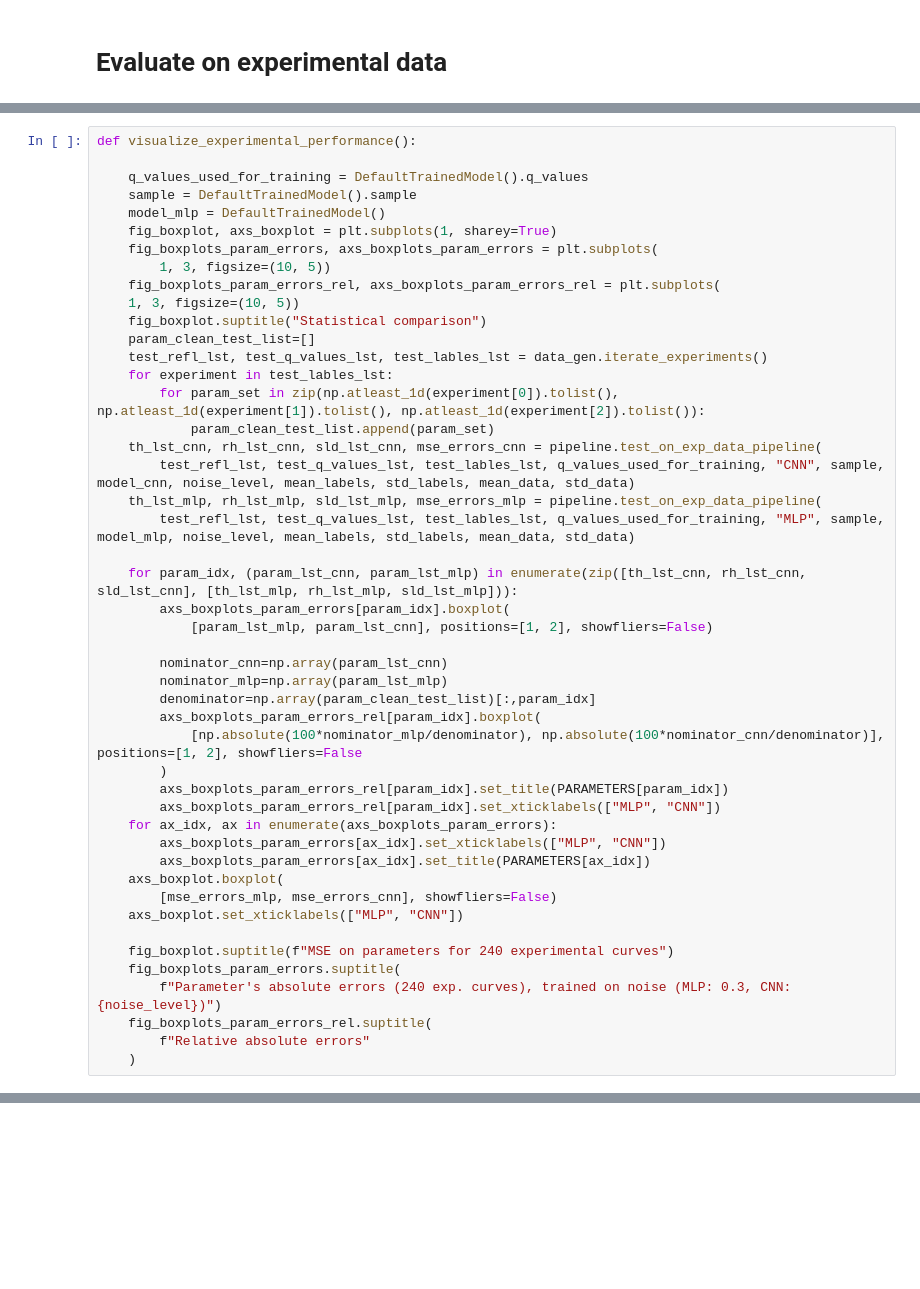
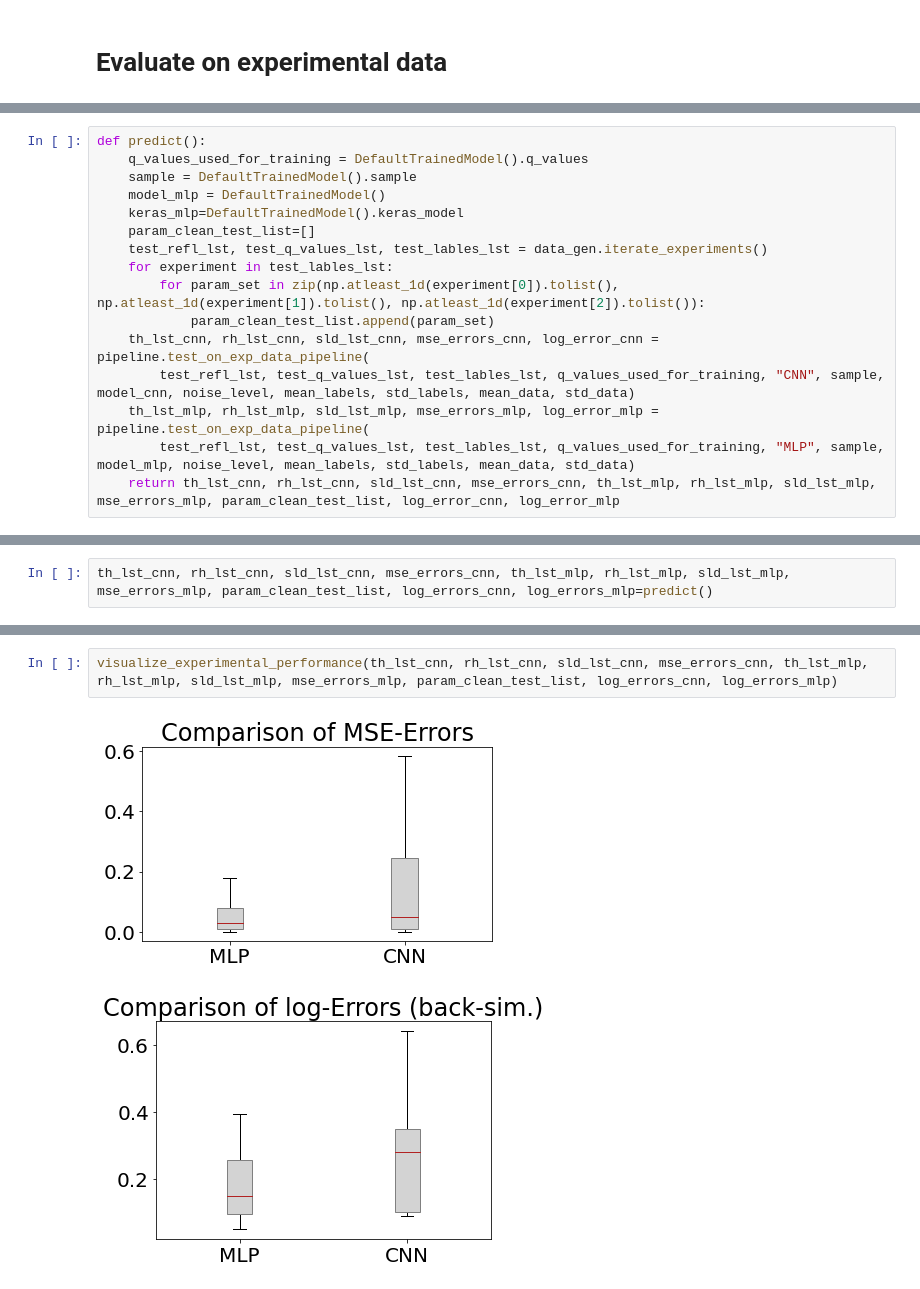
Before and after one commit to MaximilianHilbert/Bachelor-s-Thesis-CNNs, a Jupyter notebook: src/evaluate_exp_data.ipynb, the cells around one changed output, grey strips where cells are left out. Cells and saved outputs as stored; diff of their text form; blank space fills up the shorter version.

```diff
--- a/src/evaluate_exp_data.ipynb
+++ b/src/evaluate_exp_data.ipynb
@@ -33,49 +44,18 @@ mean_labels, std_labels = np.loadtxt(
 mean_data, std_data = np.loadtxt(
     f"data/mean_data_{noise_level}.csv"), np.loadtxt(f"data/std_data_{noise_level}.csv")
 # %%
-def visualize_experimental_performance():
-
+def predict():
     q_values_used_for_training = DefaultTrainedModel().q_values
     sample = DefaultTrainedModel().sample
     model_mlp = DefaultTrainedModel()
-    fig_boxplot, axs_boxplot = plt.subplots(1, sharey=True)
-    fig_boxplots_param_errors, axs_boxplots_param_errors = plt.subplots(
-        1, 3, figsize=(10, 5))
-    fig_boxplots_param_errors_rel, axs_boxplots_param_errors_rel = plt.subplots(
-    1, 3, figsize=(10, 5))
-    fig_boxplot.suptitle("Statistical comparison")
+    keras_mlp=DefaultTrainedModel().keras_model
     param_clean_test_list=[]
     test_refl_lst, test_q_values_lst, test_lables_lst = data_gen.iterate_experiments()
     for experiment in test_lables_lst:
         for param_set in zip(np.atleast_1d(experiment[0]).tolist(), np.atleast_1d(experiment[1]).tolist(), np.atleast_1d(experiment[2]).tolist()):
             param_clean_test_list.append(param_set)
-    th_lst_cnn, rh_lst_cnn, sld_lst_cnn, mse_errors_cnn = pipeline.test_on_exp_data_pipeline(
+    th_lst_cnn, rh_lst_cnn, sld_lst_cnn, mse_errors_cnn, log_error_cnn = pipeline.test_on_exp_data_pipeline(
         test_refl_lst, test_q_values_lst, test_lables_lst, q_values_used_for_training, "CNN", sample, model_cnn, noise_level, mean_labels, std_labels, mean_data, std_data)
-    th_lst_mlp, rh_lst_mlp, sld_lst_mlp, mse_errors_mlp = pipeline.test_on_exp_data_pipeline(
+    th_lst_mlp, rh_lst_mlp, sld_lst_mlp, mse_errors_mlp, log_error_mlp = pipeline.test_on_exp_data_pipeline(
         test_refl_lst, test_q_values_lst, test_lables_lst, q_values_used_for_training, "MLP", sample, model_mlp, noise_level, mean_labels, std_labels, mean_data, std_data)
-
-    for param_idx, (param_lst_cnn, param_lst_mlp) in enumerate(zip([th_lst_cnn, rh_lst_cnn, sld_lst_cnn], [th_lst_mlp, rh_lst_mlp, sld_lst_mlp])):
-        axs_boxplots_param_errors[param_idx].boxplot(
-            [param_lst_mlp, param_lst_cnn], positions=[1, 2], showfliers=False)
-
-        nominator_cnn=np.array(param_lst_cnn)
-        nominator_mlp=np.array(param_lst_mlp)
-        denominator=np.array(param_clean_test_list)[:,param_idx]
-        axs_boxplots_param_errors_rel[param_idx].boxplot(
-            [np.absolute(100*nominator_mlp/denominator), np.absolute(100*nominator_cnn/denominator)],  positions=[1, 2], showfliers=False
-        )
-        axs_boxplots_param_errors_rel[param_idx].set_title(PARAMETERS[param_idx])
-        axs_boxplots_param_errors_rel[param_idx].set_xticklabels(["MLP", "CNN"])
-    for ax_idx, ax in enumerate(axs_boxplots_param_errors):
-        axs_boxplots_param_errors[ax_idx].set_xticklabels(["MLP", "CNN"])
-        axs_boxplots_param_errors[ax_idx].set_title(PARAMETERS[ax_idx])
-    axs_boxplot.boxplot(
-        [mse_errors_mlp, mse_errors_cnn], showfliers=False)
-    axs_boxplot.set_xticklabels(["MLP", "CNN"])
-
-    fig_boxplot.suptitle(f"MSE on parameters for 240 experimental curves")
-    fig_boxplots_param_errors.suptitle(
-        f"Parameter's absolute errors (240 exp. curves), trained on noise (MLP: 0.3, CNN: {noise_level})")
-    fig_boxplots_param_errors_rel.suptitle(
-        f"Relative absolute errors"
-    )
+    return th_lst_cnn, rh_lst_cnn, sld_lst_cnn, mse_errors_cnn, th_lst_mlp, rh_lst_mlp, sld_lst_mlp, mse_errors_mlp, param_clean_test_list, log_error_cnn, log_error_mlp
@@ -93,0 +62,2 @@ Exp mse median: 0.029150230810046196
+# %%
+th_lst_cnn, rh_lst_cnn, sld_lst_cnn, mse_errors_cnn, th_lst_mlp, rh_lst_mlp, sld_lst_mlp, mse_errors_mlp, param_clean_test_list, log_errors_cnn, log_errors_mlp=predict()
@@ -93,0 +120,5 @@ Exp mse median: 0.029150230810046196
+# %%
+visualize_experimental_performance(th_lst_cnn, rh_lst_cnn, sld_lst_cnn, mse_errors_cnn, th_lst_mlp, rh_lst_mlp, sld_lst_mlp, mse_errors_mlp, param_clean_test_list, log_errors_cnn, log_errors_mlp)
+# %% [output]
+[figure, added]
+[figure, added]
```
Also changed, not shown: parts of 7 cells of this notebook, 41 other files.
